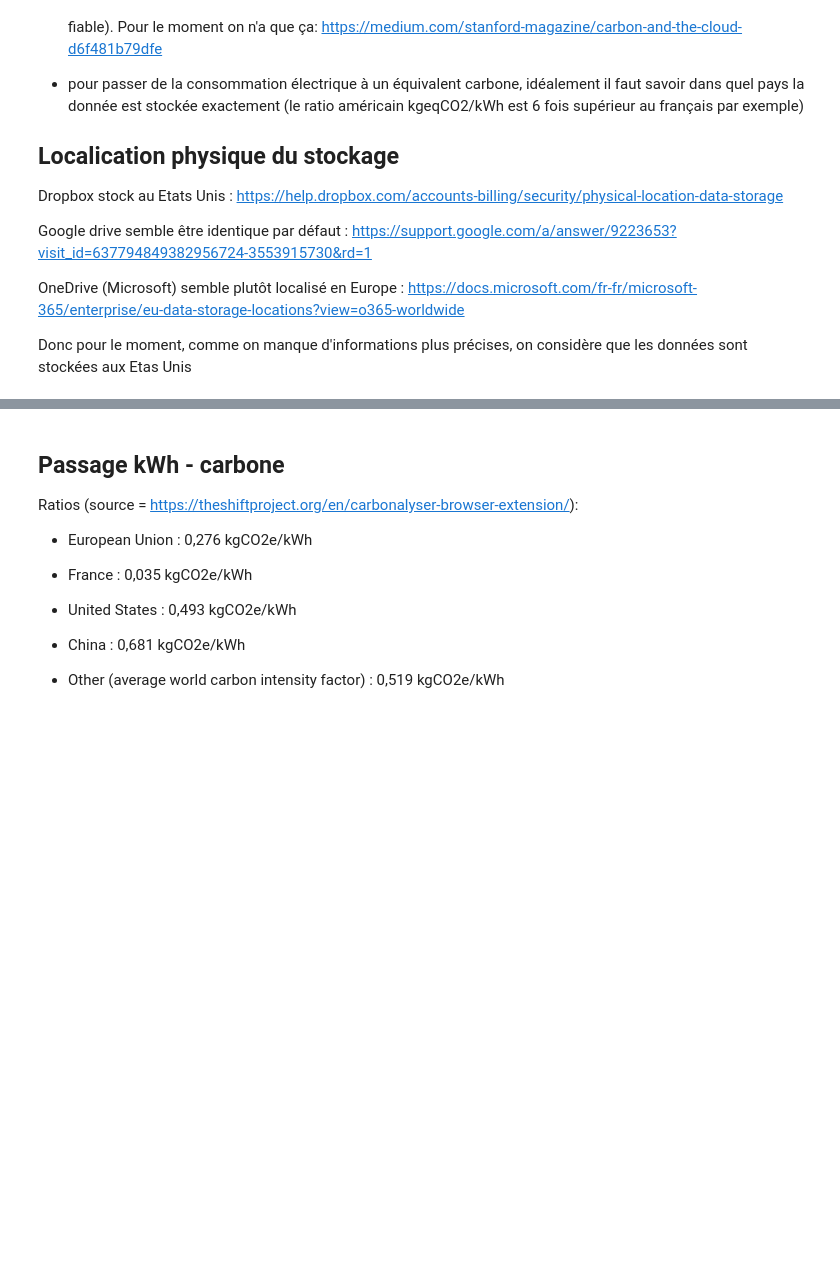
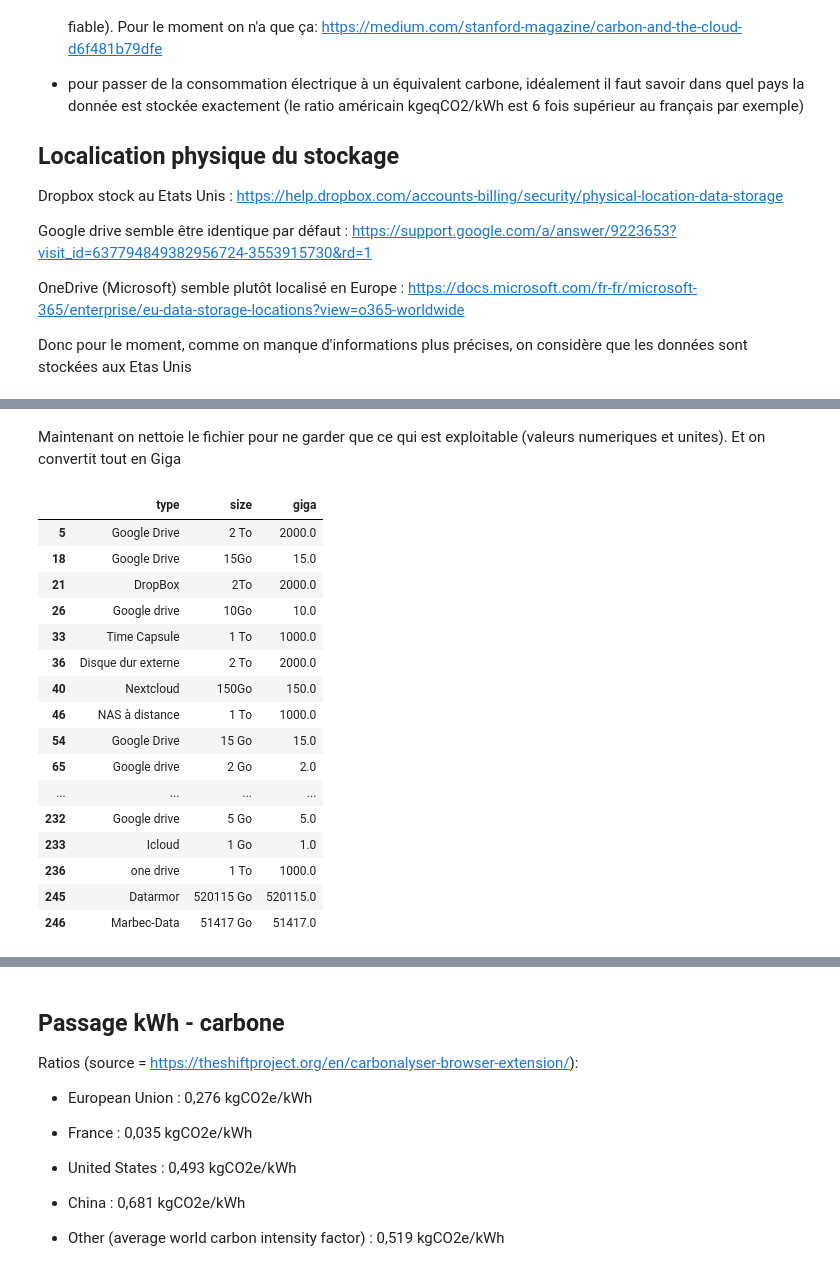
Before and after one commit to umr-marbec/marbec-green, a Jupyter notebook: Stockage_donnees.ipynb, the cells around one changed output, grey strips where cells are left out. Cells and saved outputs as stored; diff of their text form; code cells hidden in the pictures; blank space fills up the shorter version.

```diff
--- a/Stockage_donnees.ipynb
+++ b/Stockage_donnees.ipynb
@@ -47,0 +51,16 @@ stock_df
+# %%
+colonne_type = 10
+colonne_size = 11
+df_small = stock_df.iloc[:, [colonne_type, colonne_size]]
+df_small.columns = ['type', 'size']
+
+# adding Datarmor
+n = len(df_small.index) + 2
+temp = pd.DataFrame(data={'type': ['Datarmor'], 'size': [f'{int(80937.95 + 	439177.08)} Go']}, index=[n])
+df_small = pd.concat([df_small, temp])
+
+# adding Meso@LR
+n = len(df_small.index) + 2
+temp = pd.DataFrame(data={'type': ['Marbec-Data'], 'size': [f'{int(51.4 * 1e3 + 17)} Go']}, index=[n])
+df_small = pd.concat([df_small, temp])
+df_small
@@ -47,0 +81,2 @@ stock_df
+# %% [markdown]
+Maintenant on nettoie le fichier pour ne garder que ce qui est exploitable (valeurs numeriques et unites). Et on convertit tout en Giga
@@ -47,0 +102,22 @@ stock_df
+# %%
+df_out = df_small.iloc[index].copy()
+df_out['giga'] = size
+df_out
+# %% [output]
+|  | type | size | giga |
+| 5 | Google Drive | 2 To | 2000.0 |
+| 18 | Google Drive | 15Go | 15.0 |
+| 21 | DropBox | 2To | 2000.0 |
+| 26 | Google drive | 10Go | 10.0 |
+| 33 | Time Capsule | 1 To | 1000.0 |
+| 36 | Disque dur externe | 2 To | 2000.0 |
+| 40 | Nextcloud | 150Go | 150.0 |
+| 46 | NAS à distance | 1 To | 1000.0 |
+| 54 | Google Drive | 15 Go | 15.0 |
+| 65 | Google drive | 2 Go | 2.0 |
+| ... | ... | ... | ... |
+| 232 | Google drive | 5 Go | 5.0 |
+| 233 | Icloud | 1 Go | 1.0 |
+| 236 | one drive | 1 To | 1000.0 |
+| 245 | Datarmor | 520115 Go | 520115.0 |
+| 246 | Marbec-Data | 51417 Go | 51417.0 |
```
Also changed, not shown: parts of 19 cells of this notebook, 1 other file.
